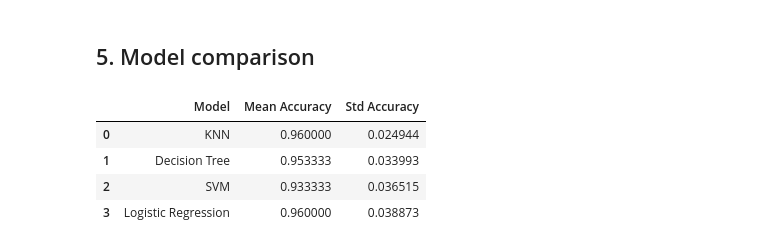
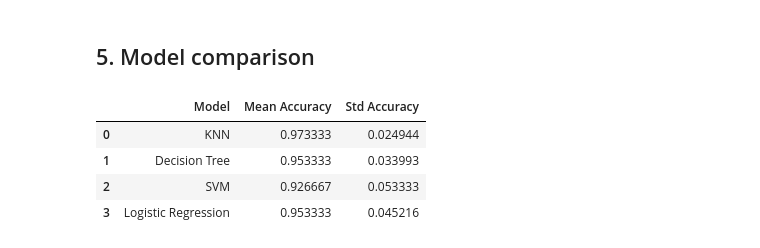
Before and after one commit to HodeiTeje/classifier-comparison, a Jupyter notebook: notebooks/exploration.ipynb, the cells around one changed output. Cells and saved outputs as stored; diff of their text form; code cells hidden in the pictures.

```diff
--- a/notebooks/exploration.ipynb
+++ b/notebooks/exploration.ipynb
@@ -211,6 +211,7 @@ from sklearn.linear_model import LogisticRegression
 from sklearn.preprocessing import StandardScaler
 from sklearn.pipeline import make_pipeline
 from sklearn.model_selection import cross_val_score
+from sklearn.model_selection import StratifiedKFold
 
 import pandas as pd
 
@@ -221,38 +222,58 @@ models = {
     ),
     "Decision Tree": DecisionTreeClassifier(random_state=42),
     "SVM": make_pipeline(
         StandardScaler(),
         LinearSVC(random_state=42, max_iter=10000)
     ),
     "Logistic Regression": make_pipeline(
         StandardScaler(),
         LogisticRegression(max_iter=10000)
     )
 }
 
-results = []
+results1 = []
 
 for name, model in models.items():
     scores = cross_val_score(
         model,
         X,
         y,
         cv=5,
         scoring="accuracy"
     )
 
-    results.append({
+    results1.append({
         "Model": name,
         "Mean Accuracy": scores.mean(),
         "Std Accuracy": scores.std()
     })
 
-results_df = pd.DataFrame(results)
+results1_df = pd.DataFrame(results1)
 
-results_df
+skf = StratifiedKFold(n_splits = 5, shuffle=True, random_state = 42)
+
+results2 = []
+
+for name, model in models.items():
+    scores = cross_val_score(
+        model,
+        X,
+        y,
+        cv=skf,
+        scoring="accuracy"
+    )
+
+    results2.append({
+        "Model": name,
+        "Mean Accuracy": scores.mean(),
+        "Std Accuracy": scores.std()
+    })
+
+results2_df = pd.DataFrame(results2)
+results2_df
 # %% [output]
 |  | Model | Mean Accuracy | Std Accuracy |
-| 0 | KNN | 0.960000 | 0.024944 |
+| 0 | KNN | 0.973333 | 0.024944 |
 | 1 | Decision Tree | 0.953333 | 0.033993 |
-| 2 | SVM | 0.933333 | 0.036515 |
-| 3 | Logistic Regression | 0.960000 | 0.038873 |
+| 2 | SVM | 0.926667 | 0.053333 |
+| 3 | Logistic Regression | 0.953333 | 0.045216 |
```
Also changed, not shown: parts of 2 cells of this notebook.
